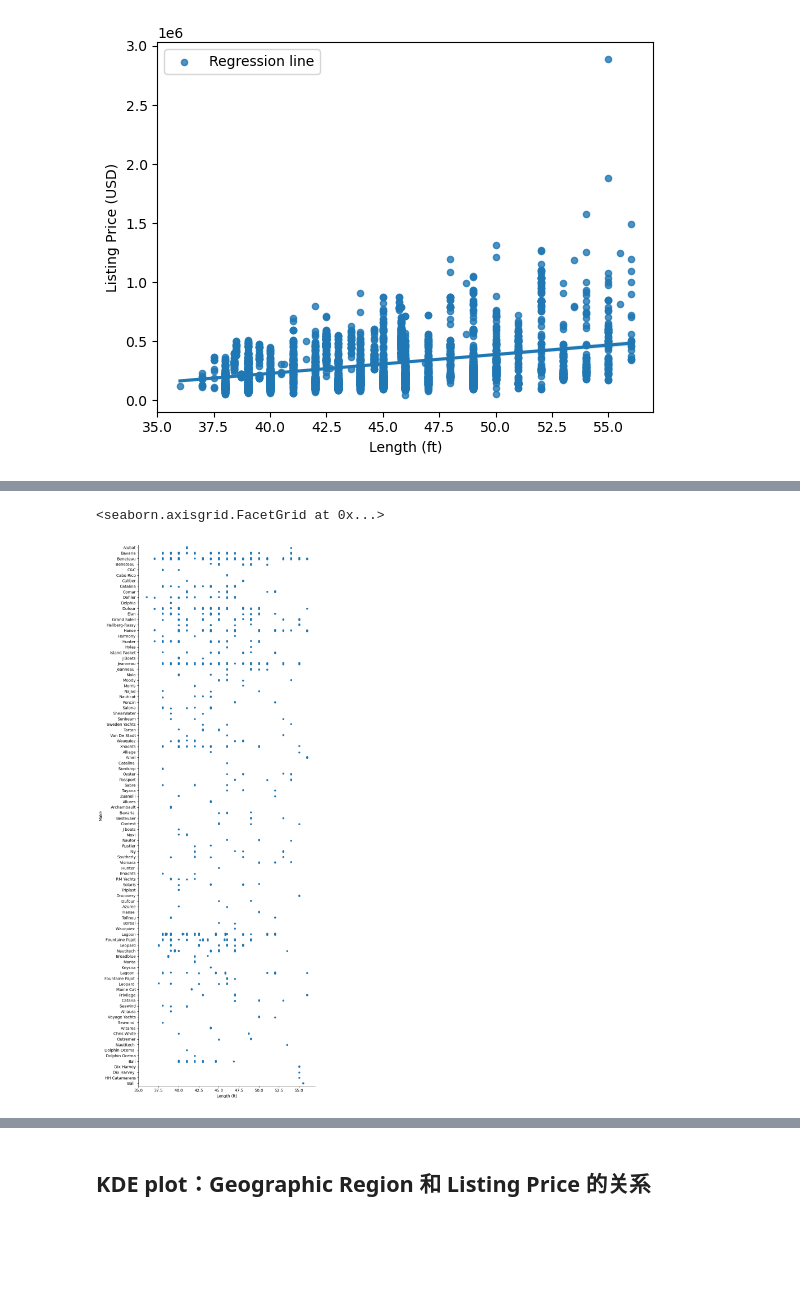
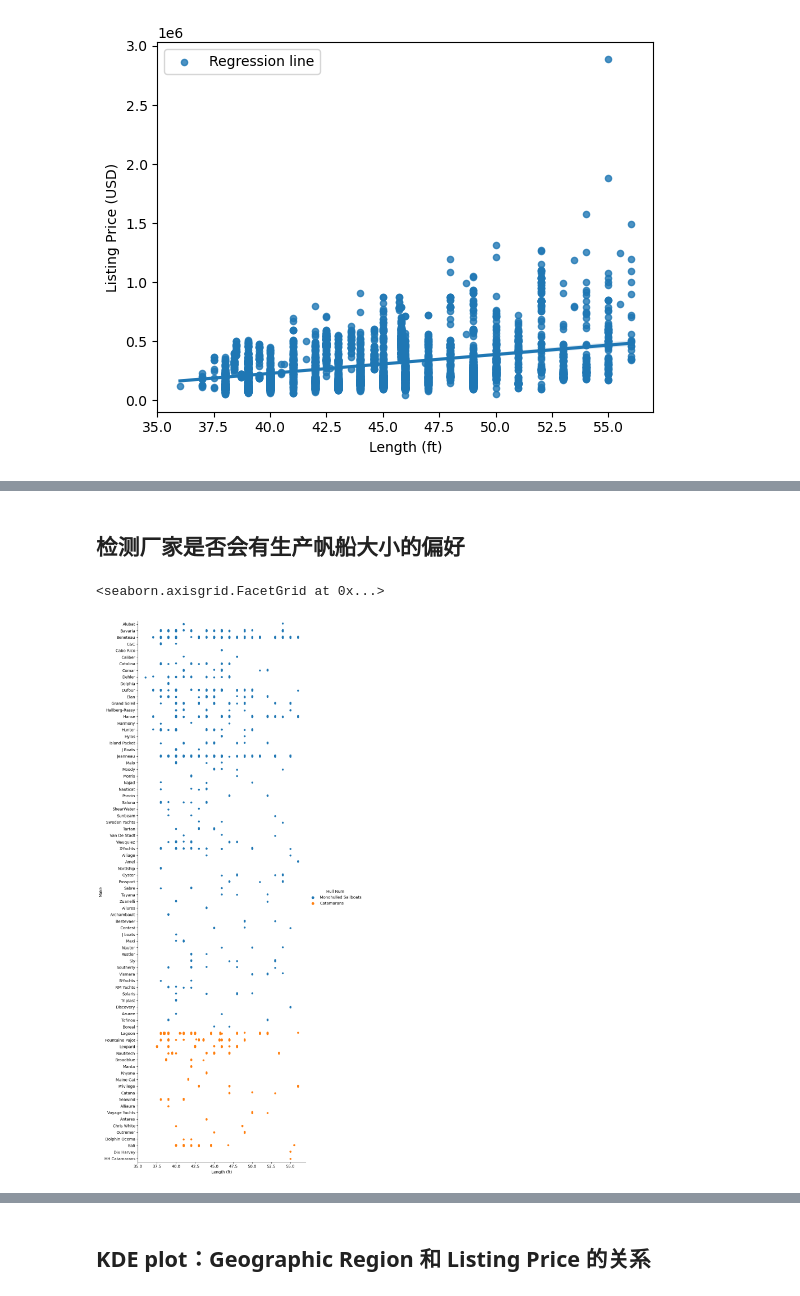
Before and after one commit to Mathematical-Jedi/2023-International-Mathematical-Model, a Jupyter notebook: zhangtongkai/data_preprocessing.ipynb, the cells around one changed output, grey strips where cells are left out. Saved outputs shown, nothing was run; the diff lists cells and outputs as text; code cells hidden in the pictures; blank space fills up the shorter version.

Commit message:
strip了excel的内容，另外做了几个图

```diff
--- a/zhangtongkai/data_preprocessing.ipynb
+++ b/zhangtongkai/data_preprocessing.ipynb
@@ -26,7 +23,8 @@ df_mono.insert(loc=len(df_mono.columns), column='Hull Num',value='Monohulled Sai
 df_multi = data_excel.parse(sheet_name= 'Catamarans')
 df_multi.insert(loc=len(df_multi.columns), column='Hull Num',value='Catamarans')
 df = pd.concat([df_mono, df_multi])
-df.rename(columns={'Length \n(ft)':'Length (ft)'}, inplace=True)
+df.rename(columns={'Length \n(ft)':'Length (ft)','Country/Region/State ':'Country/Region/State'}, inplace=True)
+df['Year'] = df['Year'].astype('int64')
 df
 # %% [output]
 |  | Make | Variant | Length (ft) | Geographic Region | Country/Region/State | Listing Price (USD) | Year | ... |
@@ -57 +79,6 @@ df_invalid_row
+# %%
+df_cleaned['Make'] = df_cleaned['Make'].str.strip()
+df_cleaned['Variant'] = df_cleaned['Variant'].str.strip()
+df_cleaned['Geographic Region'] = df_cleaned['Geographic Region'].str.strip()
+df_cleaned['Country/Region/State'] = df_cleaned['Country/Region/State'].str.strip()
 # %%
@@ -116,5 +157,7 @@ plt.show()
+# %% [markdown]
+## 检测厂家是否会有生产帆船大小的偏好
 # %%
-sns.catplot(data=df_cleaned,x='Length (ft)',y='Make',height = 20,aspect=0.4)
+sns.catplot(data=df_cleaned,x='Length (ft)',y='Make',hue='Hull Num', height = 20,aspect=0.4)
 # %% [output]
 <seaborn.axisgrid.FacetGrid at 0x...>
-[figure, old version]
+[figure, new version]
```
Also changed, not shown: parts of 19 cells of this notebook, 1 other file.
